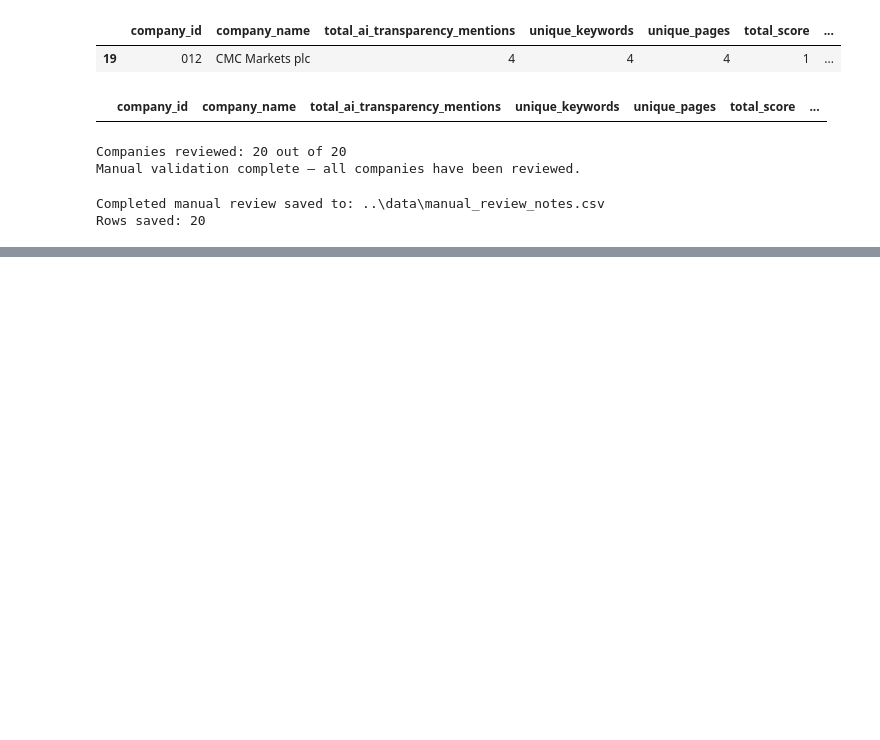
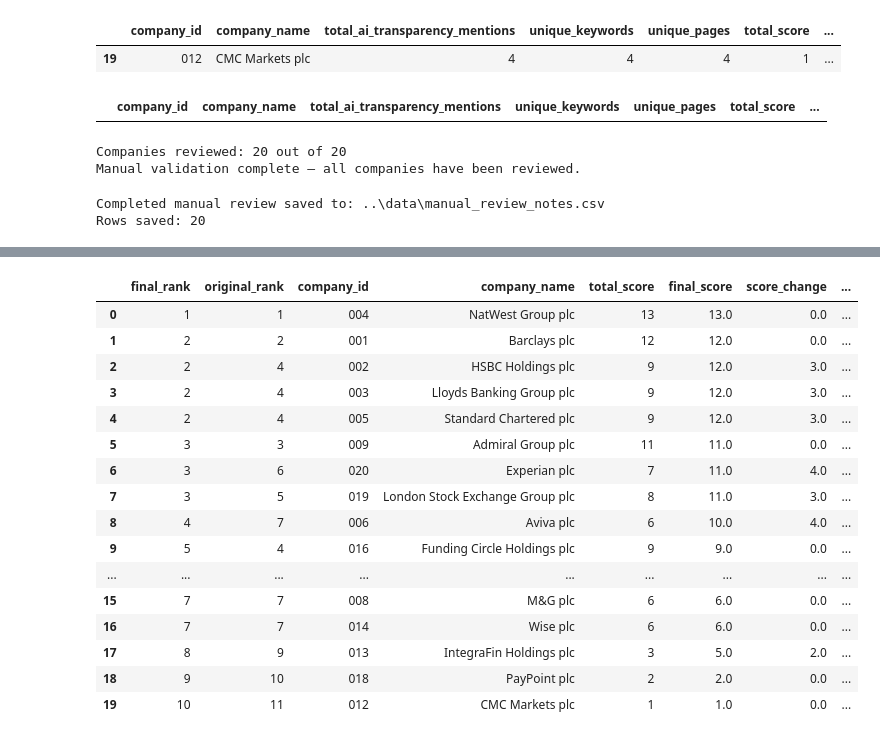
Before and after one commit to Nomso-1/ai-transparency-uk-firms, a Jupyter notebook: notebooks/04_manual_validation.ipynb, the cells around one changed output, grey strips where cells are left out. Saved outputs shown, nothing was run; the diff lists cells and outputs as text; code cells hidden in the pictures; blank space fills up the shorter version.

```diff
--- a/notebooks/04_manual_validation.ipynb
+++ b/notebooks/04_manual_validation.ipynb
@@ -2705,0 +2863,68 @@ Rows saved: 20
+# %%
+# Final tie-aware transparency ranking
+
+from pathlib import Path
+import pandas as pd
+
+# Creating a clean copy
+final_table = final_ranking.copy()
+
+# Creating tie-aware ranks
+final_table["original_rank"] = (
+    final_table["total_score"]
+    .rank(method="dense", ascending=False)
+    .astype(int)
+)
+
+final_table["final_rank"] = (
+    final_table["final_score"]
+    .rank(method="dense", ascending=False)
+    .astype(int)
+)
+
+# Positive value means the company moved upwards after manual validation
+final_table["rank_change"] = (
+    final_table["original_rank"] - final_table["final_rank"]
+)
+
+# Arranging companies by final rank and alphabetically within ties
+final_table = final_table.sort_values(
+    by=["final_rank", "final_score", "company_name"],
+    ascending=[True, False, True]
+).reset_index(drop=True)
+
+# Selecting the main columns for the final output
+final_table = final_table[
+    [
+        "final_rank",
+        "original_rank",
+        "company_id",
+        "company_name",
+        "total_score",
+        "final_score",
+        "score_change",
+        "score_percentage",
+        "final_score_percentage",
+        "rank_change"
+    ]
+]
+
+final_table
+# %% [output]
+|  | final_rank | original_rank | company_id | company_name | total_score | final_score | score_change | ... |
+| 0 | 1 | 1 | 004 | NatWest Group plc | 13 | 13.0 | 0.0 | ... |
+| 1 | 2 | 2 | 001 | Barclays plc | 12 | 12.0 | 0.0 | ... |
+| 2 | 2 | 4 | 002 | HSBC Holdings plc | 9 | 12.0 | 3.0 | ... |
+| 3 | 2 | 4 | 003 | Lloyds Banking Group plc | 9 | 12.0 | 3.0 | ... |
+| 4 | 2 | 4 | 005 | Standard Chartered plc | 9 | 12.0 | 3.0 | ... |
+| 5 | 3 | 3 | 009 | Admiral Group plc | 11 | 11.0 | 0.0 | ... |
+| 6 | 3 | 6 | 020 | Experian plc | 7 | 11.0 | 4.0 | ... |
+| 7 | 3 | 5 | 019 | London Stock Exchange Group plc | 8 | 11.0 | 3.0 | ... |
+| 8 | 4 | 7 | 006 | Aviva plc | 6 | 10.0 | 4.0 | ... |
+| 9 | 5 | 4 | 016 | Funding Circle Holdings plc | 9 | 9.0 | 0.0 | ... |
+| ... | ... | ... | ... | ... | ... | ... | ... | ... |
+| 15 | 7 | 7 | 008 | M&G plc | 6 | 6.0 | 0.0 | ... |
+| 16 | 7 | 7 | 014 | Wise plc | 6 | 6.0 | 0.0 | ... |
+| 17 | 8 | 9 | 013 | IntegraFin Holdings plc | 3 | 5.0 | 2.0 | ... |
+| 18 | 9 | 10 | 018 | PayPoint plc | 2 | 2.0 | 0.0 | ... |
+| 19 | 10 | 11 | 012 | CMC Markets plc | 1 | 1.0 | 0.0 | ... |
```
Also changed, not shown: parts of 3 cells of this notebook, 1 other file.
